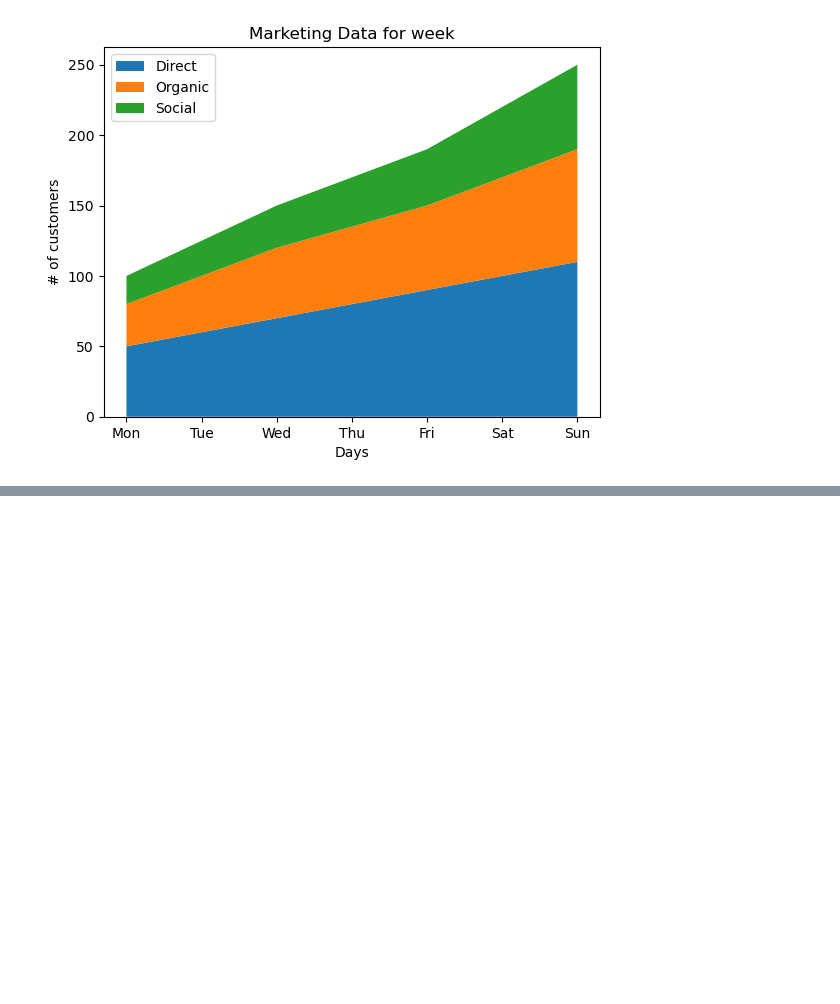
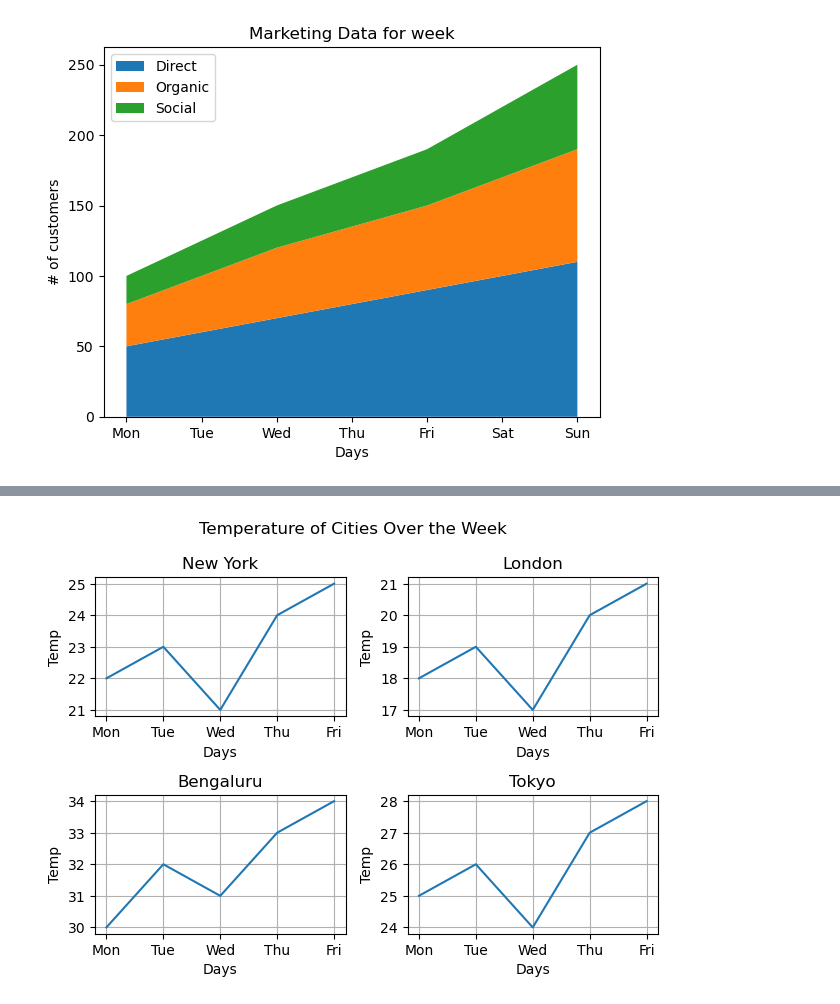
Before and after one commit to Avinashsteggihalli/ApnaCollege_AI_ML, a Jupyter notebook: Data/Data Visualization/matplotlib_me.ipynb, the cells around one changed output, grey strips where cells are left out. Drawn from its saved outputs; the diff is of its cells as text; code cells hidden in the pictures; blank space fills up the shorter version.

```diff
--- a/Data/Data Visualization/matplotlib_me.ipynb
+++ b/Data/Data Visualization/matplotlib_me.ipynb
@@ -666,0 +758,20 @@ plt.legend()
+# %%
+# with loop
+
+
+fig, ax = plt.subplots(2, 2)
+
+city_no = 0
+for i in range(2):
+    for j in range(2):
+        ax[i][j].plot(days, temps[city_no])
+        ax[i][j].set_title(cities[city_no])
+        ax[i][j].set_xlabel("Days")
+        ax[i][j].set_ylabel("Temp")
+        ax[i][j].grid(True)
+        city_no += 1
+
+fig.suptitle("Temperature of Cities Over the Week")
+fig.tight_layout()
+# %% [output]
+[figure, added]
```
Also changed, not shown: parts of 4 cells of this notebook, 1 other file.
